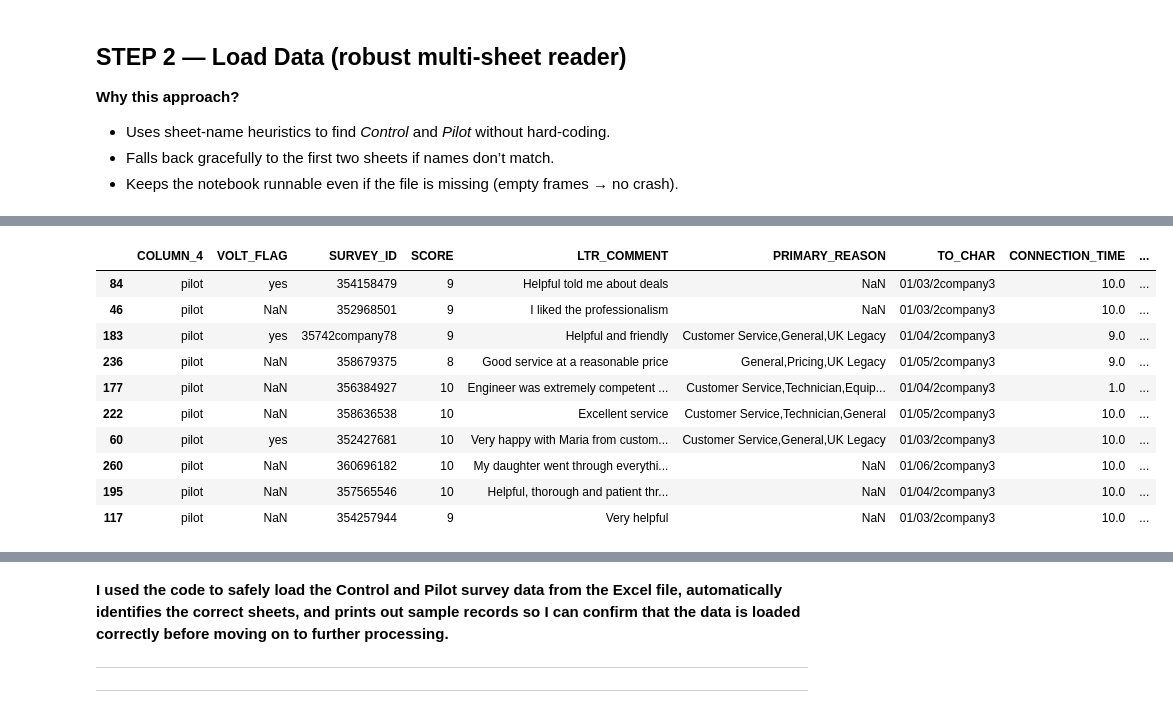
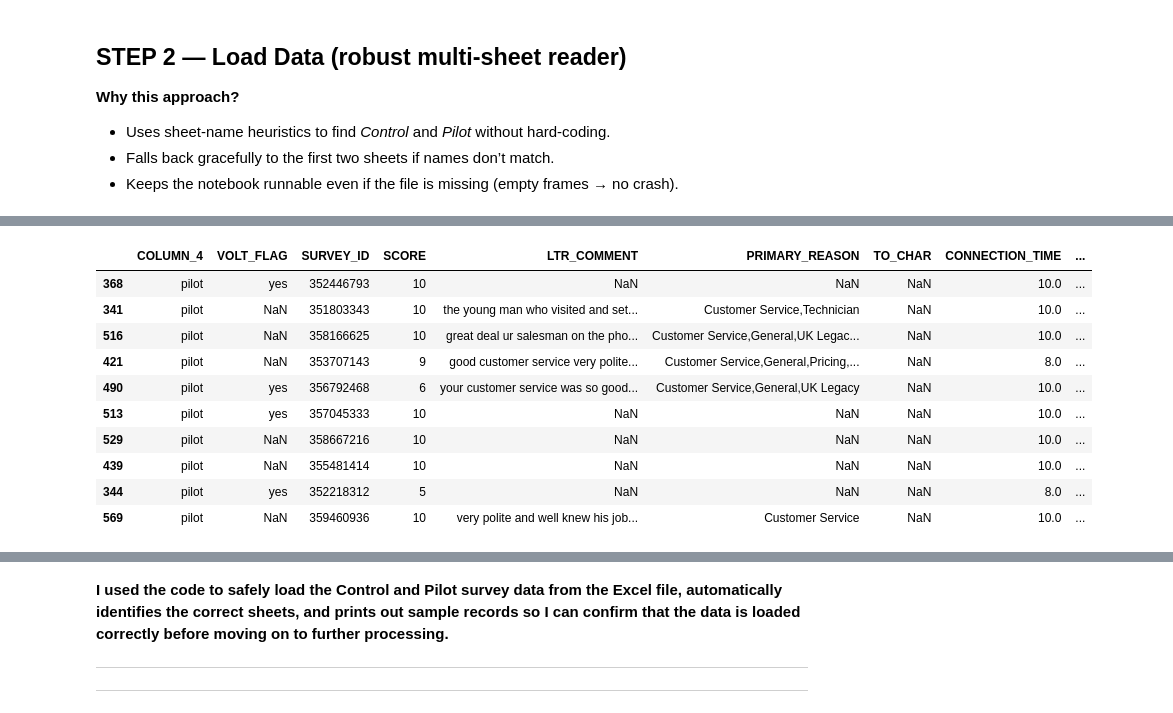
Before and after one commit to PraiseOkwuba/Customer-Perception, a Jupyter notebook: Customer_Preparedness.ipynb, the cells around one changed output, grey strips where cells are left out. Cells and saved outputs as stored; diff of their text form; code cells hidden in the pictures.

```diff
--- a/Customer_Preparedness.ipynb
+++ b/Customer_Preparedness.ipynb
@@ -62,26 +88,47 @@ Environment ready. Outputs -> /content/drive/MyDrive/cowrydsinterviewinvitationt
 - Keeps the notebook runnable even if the file is missing (empty frames → no crash).
 # %%
 # Paths
-file_path = "/content/drive/MyDrive/cowrydsinterviewinvitationtaskdetails/Task_2/CDS_25_Task2.xlsx"
+#control_df, pilot_df = None, None
+#if os.path.exists(file_path):
+#    xl = pd.ExcelFile(file_path)
+#    for s in xl.sheet_names:
+#        low = s.lower()
+#        if ('control' in low) and control_df is None: control_df = xl.parse(s)
+#        if ('pilot' in low) and pilot_df is None:     pilot_df = xl.parse(s)
+    # Fallback to first two sheets if needed
+#    if control_df is None or pilot_df is None:
+#        sheets = xl.sheet_names[:2]
+#        control_df = xl.parse(sheets[0]) if control_df is None else control_df
+#        pilot_df   = xl.parse(sheets[1]) if pilot_df   is None else pilot_df
+#else:
+#    print(' Excel not found — continuing with empty frames (for structure only).')
+#    control_df, pilot_df = pd.DataFrame(), pd.DataFrame()
 
-control_df, pilot_df = None, None
-if os.path.exists(file_path):
-    xl = pd.ExcelFile(file_path)
-    for s in xl.sheet_names:
-        low = s.lower()
-        if ('control' in low) and control_df is None: control_df = xl.parse(s)
-        if ('pilot' in low) and pilot_df is None:     pilot_df = xl.parse(s)
-    # Fallback to first two sheets if needed
-    if control_df is None or pilot_df is None:
-        sheets = xl.sheet_names[:2]
-        control_df = xl.parse(sheets[0]) if control_df is None else control_df
-        pilot_df   = xl.parse(sheets[1]) if pilot_df   is None else pilot_df
-else:
-    print(' Excel not found — continuing with empty frames (for structure only).')
-    control_df, pilot_df = pd.DataFrame(), pd.DataFrame()
+#display(('Control shape', control_df.shape), ('Pilot shape', pilot_df.shape))
+#display(control_df.sample(10, random_state=42))
+#print("\n\n") # Add space between displays
+#display(pilot_df.sample(10, random_state=42))
 
-display(('Control shape', control_df.shape), ('Pilot shape', pilot_df.shape))
-display(control_df.sample(10, random_state=42))
-print("\n\n") # Add space between displays
-display(pilot_df.sample(10, random_state=42))
+group_col = "group"  # Replace with the actual column name
+
+if group_col not in df.columns:
+    raise ValueError(
+        f"Column {group_col!r} was not found. Available columns: {df.columns.tolist()}"
+    )
+
+# Handle differences in capitalization and extra spaces.
+groups = df[group_col].astype("string").str.strip().str.casefold()
+
+control_df = df.loc[groups.eq("control")].copy()
+pilot_df = df.loc[groups.eq("pilot")].copy()
+
+if control_df.empty or pilot_df.empty:
+    raise ValueError(
+        f"Expected both Control and Pilot in {group_col!r}. "
+        f"Found: {df[group_col].dropna().unique().tolist()}"
+    )
+
+for name, data in [("Control", control_df), ("Pilot", pilot_df)]:
+    print(f"{name}: {len(data):,} rows")
+    display(data.sample(n=min(10, len(data)), random_state=42))
 # %% [output]
@@ -101,11 +149,11 @@ display(pilot_df.sample(10, random_state=42))
 |  | COLUMN_4 | VOLT_FLAG | SURVEY_ID | SCORE | LTR_COMMENT | PRIMARY_REASON | TO_CHAR | CONNECTION_TIME | ... |
-| 84 | pilot | yes | 354158479 | 9 | Helpful told me about deals | NaN | 01/03/2company3 | 10.0 | ... |
-| 46 | pilot | NaN | 352968501 | 9 | I liked the professionalism | NaN | 01/03/2company3 | 10.0 | ... |
-| 183 | pilot | yes | 35742company78 | 9 | Helpful and friendly | Customer Service,General,UK Legacy | 01/04/2company3 | 9.0 | ... |
-| 236 | pilot | NaN | 358679375 | 8 | Good service at a reasonable price | General,Pricing,UK Legacy | 01/05/2company3 | 9.0 | ... |
-| 177 | pilot | NaN | 356384927 | 10 | Engineer was extremely competent ... | Customer Service,Technician,Equip... | 01/04/2company3 | 1.0 | ... |
-| 222 | pilot | NaN | 358636538 | 10 | Excellent service | Customer Service,Technician,General | 01/05/2company3 | 10.0 | ... |
-| 60 | pilot | yes | 352427681 | 10 | Very happy with Maria from custom... | Customer Service,General,UK Legacy | 01/03/2company3 | 10.0 | ... |
-| 260 | pilot | NaN | 360696182 | 10 | My daughter went through everythi... | NaN | 01/06/2company3 | 10.0 | ... |
-| 195 | pilot | NaN | 357565546 | 10 | Helpful, thorough and patient thr... | NaN | 01/04/2company3 | 10.0 | ... |
-| 117 | pilot | NaN | 354257944 | 9 | Very helpful | NaN | 01/03/2company3 | 10.0 | ... |
+| 368 | pilot | yes | 352446793 | 10 | NaN | NaN | NaN | 10.0 | ... |
+| 341 | pilot | NaN | 351803343 | 10 | the young man who visited and set... | Customer Service,Technician | NaN | 10.0 | ... |
+| 516 | pilot | NaN | 358166625 | 10 | great deal ur salesman on the pho... | Customer Service,General,UK Legac... | NaN | 10.0 | ... |
+| 421 | pilot | NaN | 353707143 | 9 | good customer service very polite... | Customer Service,General,Pricing,... | NaN | 8.0 | ... |
+| 490 | pilot | yes | 356792468 | 6 | your customer service was so good... | Customer Service,General,UK Legacy | NaN | 10.0 | ... |
+| 513 | pilot | yes | 357045333 | 10 | NaN | NaN | NaN | 10.0 | ... |
+| 529 | pilot | NaN | 358667216 | 10 | NaN | NaN | NaN | 10.0 | ... |
+| 439 | pilot | NaN | 355481414 | 10 | NaN | NaN | NaN | 10.0 | ... |
+| 344 | pilot | yes | 352218312 | 5 | NaN | NaN | NaN | 8.0 | ... |
+| 569 | pilot | NaN | 359460936 | 10 | very polite and well knew his job... | Customer Service | NaN | 10.0 | ... |
```
Also changed, not shown: parts of 11 cells of this notebook, 1 other file.
